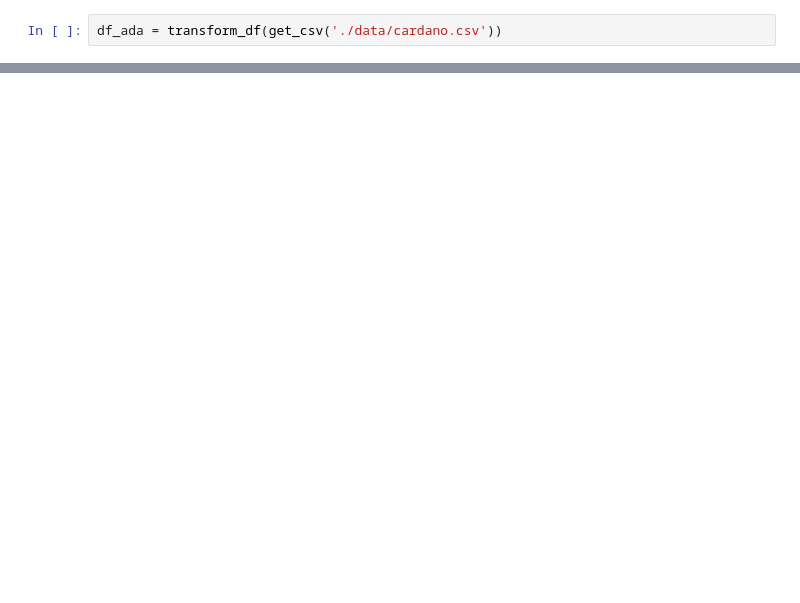
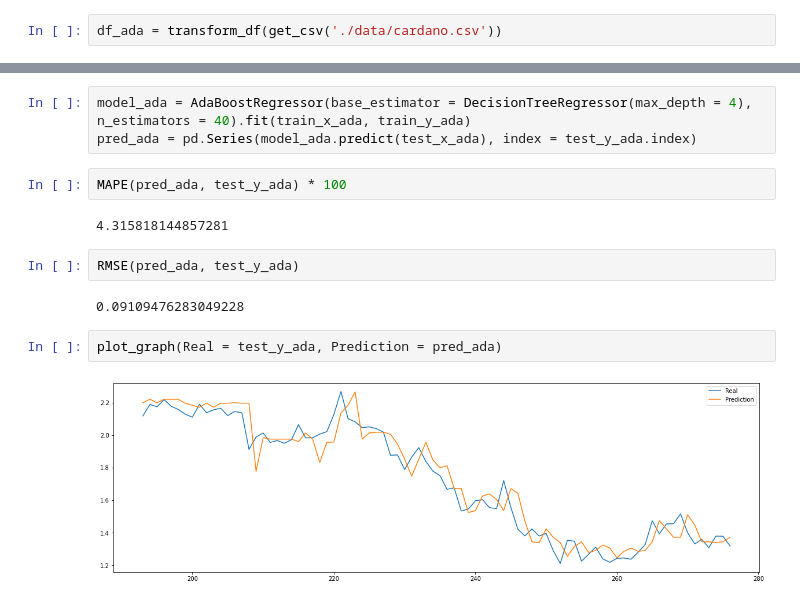
Before and after one commit to nabebako/Crypto-Price-Prediction-Model, a Jupyter notebook: adaboost-regression.ipynb, the cells around one changed output, grey strips where cells are left out. Cells and saved outputs as stored; diff of their text form; blank space fills up the shorter version.

```diff
--- a/adaboost-regression.ipynb
+++ b/adaboost-regression.ipynb
@@ -160,0 +121,15 @@ MAPE(rolling_ada, df_ada['price'][ma.floor(df_ada.shape[0] * 0.7):])
+# %%
+model_ada = AdaBoostRegressor(base_estimator = DecisionTreeRegressor(max_depth = 4), n_estimators = 40).fit(train_x_ada, train_y_ada)
+pred_ada = pd.Series(model_ada.predict(test_x_ada), index = test_y_ada.index)
+# %%
+MAPE(pred_ada, test_y_ada) * 100
+# %% [output]
+4.315818144857281
+# %%
+RMSE(pred_ada, test_y_ada)
+# %% [output]
+0.09109476283049228
+# %%
+plot_graph(Real = test_y_ada, Prediction = pred_ada)
+# %% [output]
+[figure, added]
```
Also changed, not shown: parts of 40 cells of this notebook, 2 other files.
